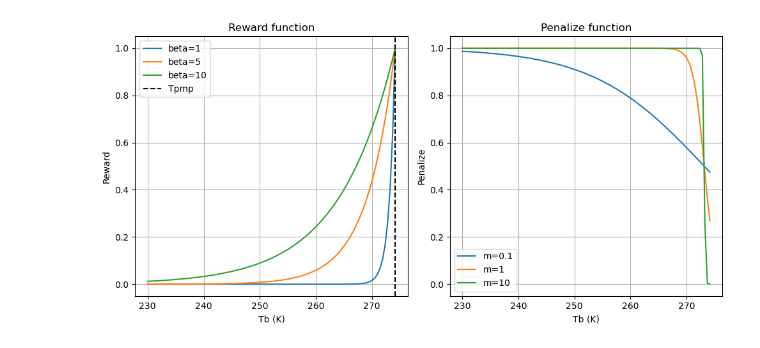
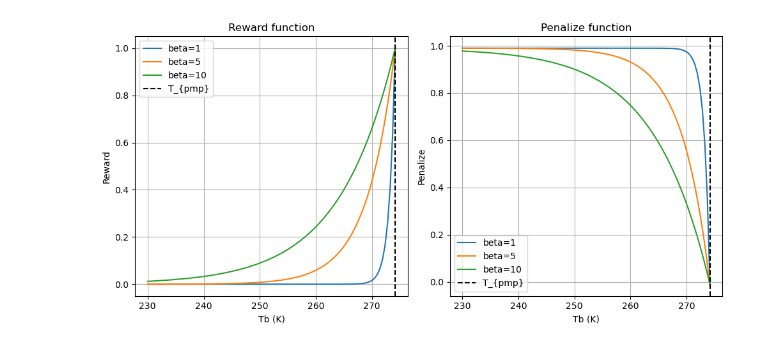
Before and after one commit to alastairyang/structural-topology-optimization, a Jupyter notebook: scratch.ipynb, the cells around one changed output. Cells and saved outputs as stored; diff of their text form; code cells hidden in the pictures.

Commit message:
update penalization function

```diff
--- a/scratch.ipynb
+++ b/scratch.ipynb
@@ -4,40 +4,40 @@ import matplotlib.pyplot as plt
 def reward(Tpmp, Tb, beta):
     return np.exp(-(Tpmp - Tb)/beta)
 
-def penalize(Tpmp, Tb, m, n):
-    return 1/(1+np.exp(-m*(Tpmp-Tb-n)))
+def penalize(Tpmp, Tb, beta, epsilon=0.01):
+    return 1-epsilon-reward(Tpmp, Tb, beta)
 
 Tpmp = 274.15
 Tb = np.linspace(230, Tpmp, 100)
 betas = [1,5,10]
-ms = [0.1, 1, 10]
-n = 1
+epsilon = 0.01 # minimal probability in penalize function
 
 # plot the reward function using different beta in subplot 1
 # plot the penalize function using different m in subplot 2
 fig, ax = plt.subplots(1, 2, figsize=(10, 5))
 for beta in betas:
     ax[0].plot(Tb, reward(Tpmp, Tb, beta), label=f'beta={beta}')
 # add a vertical line at Tb=Tpmp
 ax[0].axvline(x=Tpmp, color='k', linestyle='--', label='T_{pmp}')
 ax[0].set_title('Reward function')
 ax[0].set_xlabel('Tb (K)')
 ax[0].set_ylabel('Reward')
 ax[0].legend()
 ax[0].grid()
 
-for m in ms:
-    ax[1].plot(Tb, penalize(Tpmp, Tb, m, n), label=f'm={m}')
+for beta in betas:
+    ax[1].plot(Tb, penalize(Tpmp, Tb, beta), label=f'beta={beta}')
+ax[1].axvline(x=Tpmp, color='k', linestyle='--', label='T_{pmp}')
 ax[1].set_title('Penalize function')
 ax[1].set_xlabel('Tb (K)')
 ax[1].set_ylabel('Penalize')
 ax[1].legend()
 ax[1].grid()
 
 plt.tight_layout()
 plt.show()
 
 # save figure
 fig.savefig('reward_penalize_functions.png', dpi=300, bbox_inches='tight')
 # %% [output]
-[figure, old version]
+[figure, new version]
```
Also changed, not shown: 4 other files.
